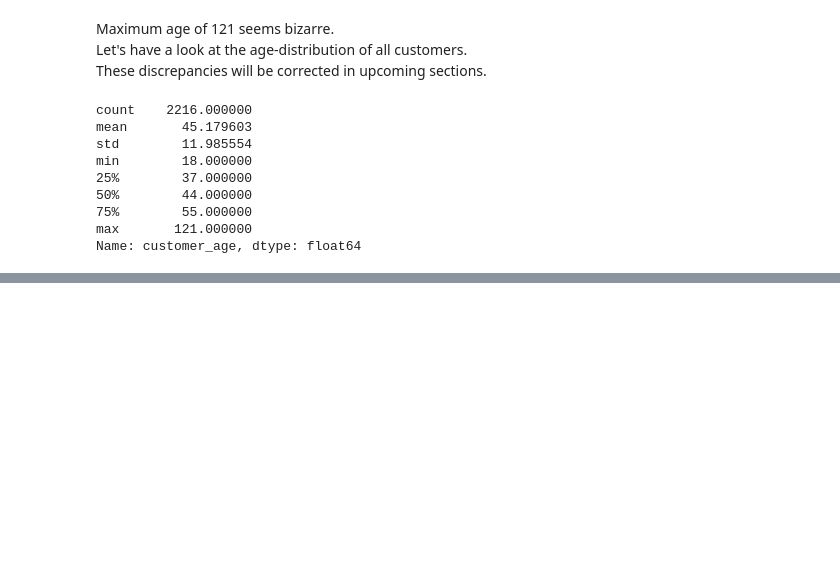
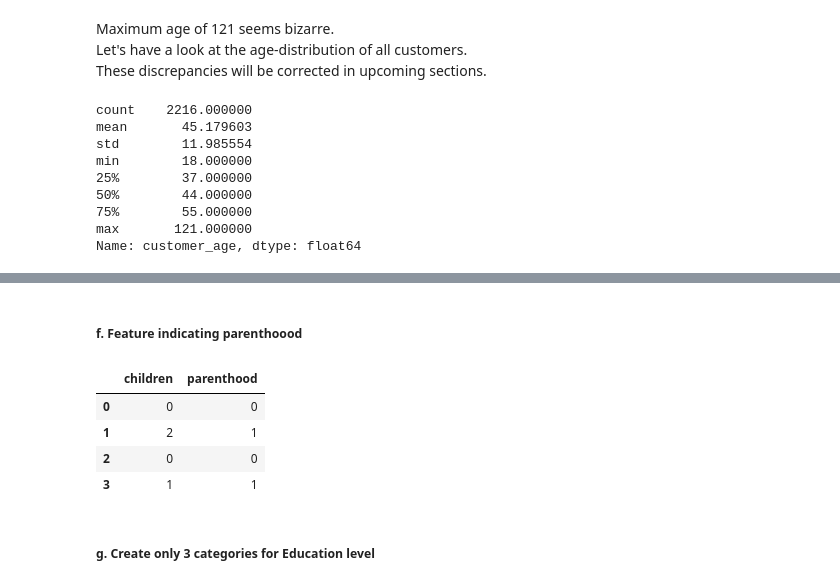
Before and after one commit to Cshefali/Data-Analysis-And-Viz-Python, a Jupyter notebook: customer_segmentation_project1/p1_customer_segmentation.ipynb, the cells around one changed output, grey strips where cells are left out. Drawn from its saved outputs; the diff is of its cells as text; code cells hidden in the pictures; blank space fills up the shorter version.

```diff
--- a/customer_segmentation_project1/p1_customer_segmentation.ipynb
+++ b/customer_segmentation_project1/p1_customer_segmentation.ipynb
@@ -230,0 +281,9 @@ Index(['ID', 'Year_Birth', 'Education', 'Marital_Status', 'Income', 'Kidhome',
+# %%
+data['living_with'] = data['Marital_Status'].replace({'Married':'Partner',
+                                                         'Together':'Partner',
+                                                        'Single':'Alone',
+                                                        'Divorced':'Alone',
+                                                        'Widow':'Alone',
+                                                        'Absurd':'Alone',
+                                                        'YOLO':'Alone'}
+                                                       )
@@ -230,0 +299,2 @@ Index(['ID', 'Year_Birth', 'Education', 'Marital_Status', 'Income', 'Kidhome',
+# %%
+data['children'] = data['Kidhome'] + data['Teenhome']
@@ -230,0 +312,2 @@ Index(['ID', 'Year_Birth', 'Education', 'Marital_Status', 'Income', 'Kidhome',
+# %%
+data['family_size'] = data['living_with'].replace({'Partner':2, 'Alone':1}).infer_objects(copy=False) + data['children']
@@ -230,0 +324,15 @@ Index(['ID', 'Year_Birth', 'Education', 'Marital_Status', 'Income', 'Kidhome',
+# %% [markdown]
+<h5>f. Feature indicating parenthoood</h5>
+# %%
+#1 for parenthood, 0 for none
+data['parenthood'] = (data['children'] > 0).astype(int)
+# %%
+data[['children', 'parenthood']].head(4)
+# %% [output]
+|  | children | parenthood |
+| 0 | 0 | 0 |
+| 1 | 2 | 1 |
+| 2 | 0 | 0 |
+| 3 | 1 | 1 |
+# %% [markdown]
+<h5>g. Create only 3 categories for Education level</h5>
```
Also changed, not shown: parts of 36 cells of this notebook.
